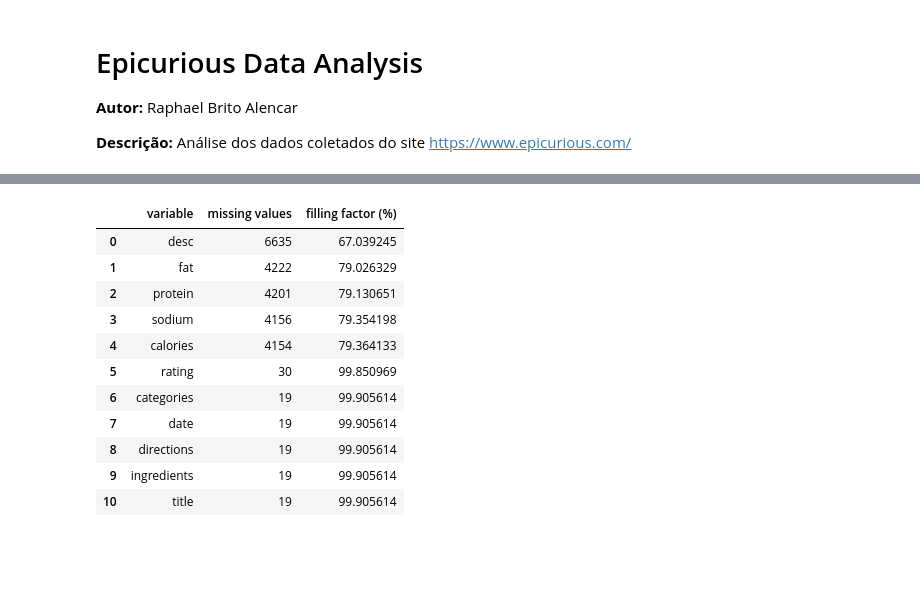
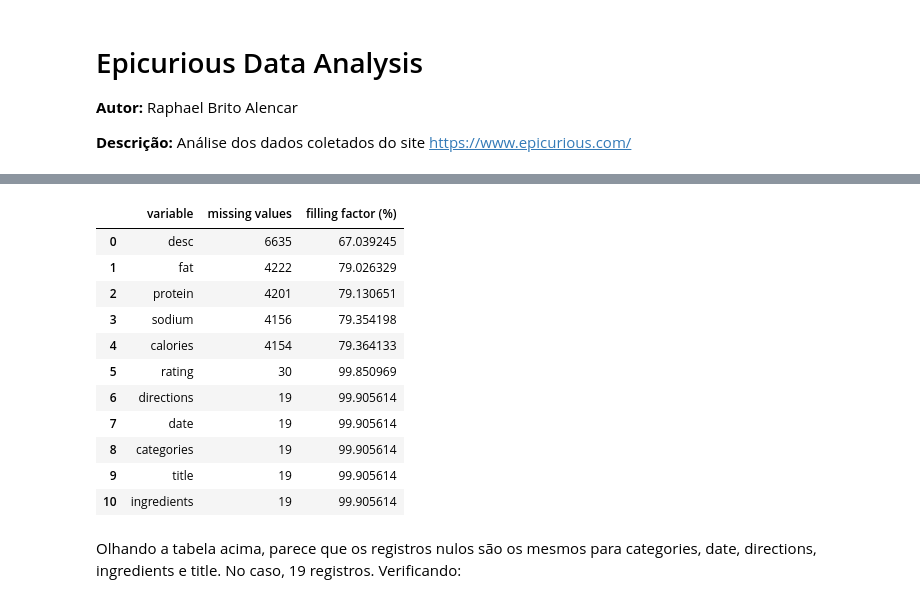
Before and after one commit to raphalencar/epicurious_data_analysis, a Jupyter notebook: Epicurious Data Analysis.ipynb, the cells around one changed output, grey strips where cells are left out. Saved outputs shown, nothing was run; the diff lists cells and outputs as text; code cells hidden in the pictures; blank space fills up the shorter version.

Commit message:
partial data treatment

```diff
--- a/Epicurious Data Analysis.ipynb
+++ b/Epicurious Data Analysis.ipynb
@@ -49,19 +64,24 @@ memory usage: 1.7+ MB
 # %%
 # percentual de preenchimento de cada feature
-missing_df = data.isnull().sum(axis=0).reset_index()
-missing_df.columns = ['variable', 'missing values']
-missing_df['filling factor (%)'] = ((data.shape[0] - missing_df['missing values']) / data.shape[0]) * 100
-missing_df.sort_values('filling factor (%)').reset_index(drop = True)
+def show_filling_factor(data):
+    missing_df = data.isnull().sum(axis=0).reset_index()
+    missing_df.columns = ['variable', 'missing values']
+    missing_df['filling factor (%)'] = ((data.shape[0] - missing_df['missing values']) / data.shape[0]) * 100
+    return missing_df.sort_values('filling factor (%)').reset_index(drop = True)
+
+show_filling_factor(data)
 # %% [output]
 |  | variable | missing values | filling factor (%) |
 | 0 | desc | 6635 | 67.039245 |
 | 1 | fat | 4222 | 79.026329 |
 | 2 | protein | 4201 | 79.130651 |
 | 3 | sodium | 4156 | 79.354198 |
 | 4 | calories | 4154 | 79.364133 |
 | 5 | rating | 30 | 99.850969 |
-| 6 | categories | 19 | 99.905614 |
+| 6 | directions | 19 | 99.905614 |
 | 7 | date | 19 | 99.905614 |
-| 8 | directions | 19 | 99.905614 |
-| 9 | ingredients | 19 | 99.905614 |
-| 10 | title | 19 | 99.905614 |
+| 8 | categories | 19 | 99.905614 |
+| 9 | title | 19 | 99.905614 |
+| 10 | ingredients | 19 | 99.905614 |
+# %% [markdown]
+Olhando a tabela acima, parece que os registros nulos são os mesmos para categories, date, directions, ingredients e title. No caso, 19 registros. Verificando:
```
Also changed, not shown: parts of 28 cells of this notebook.
